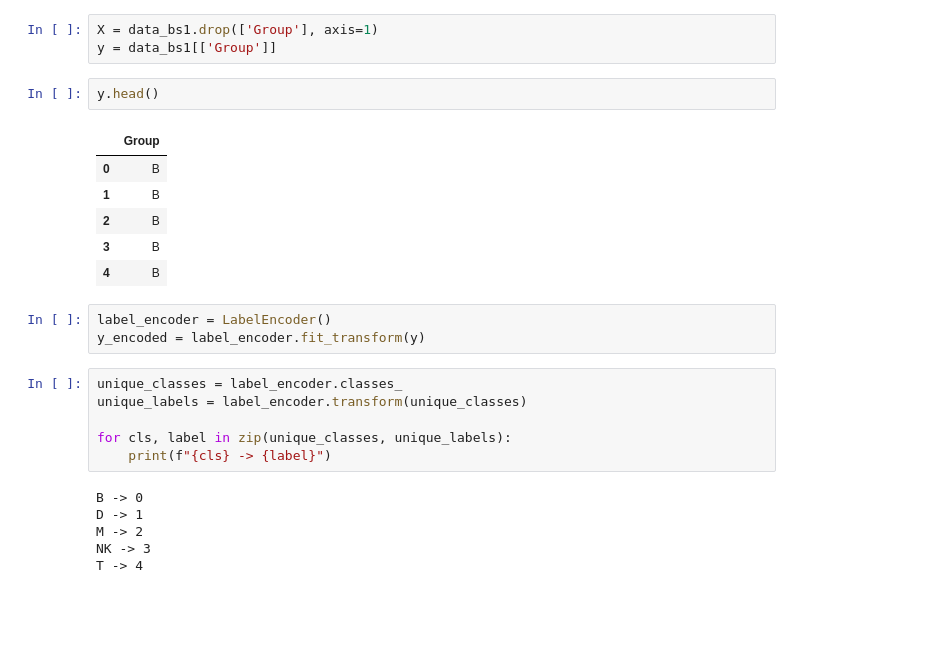
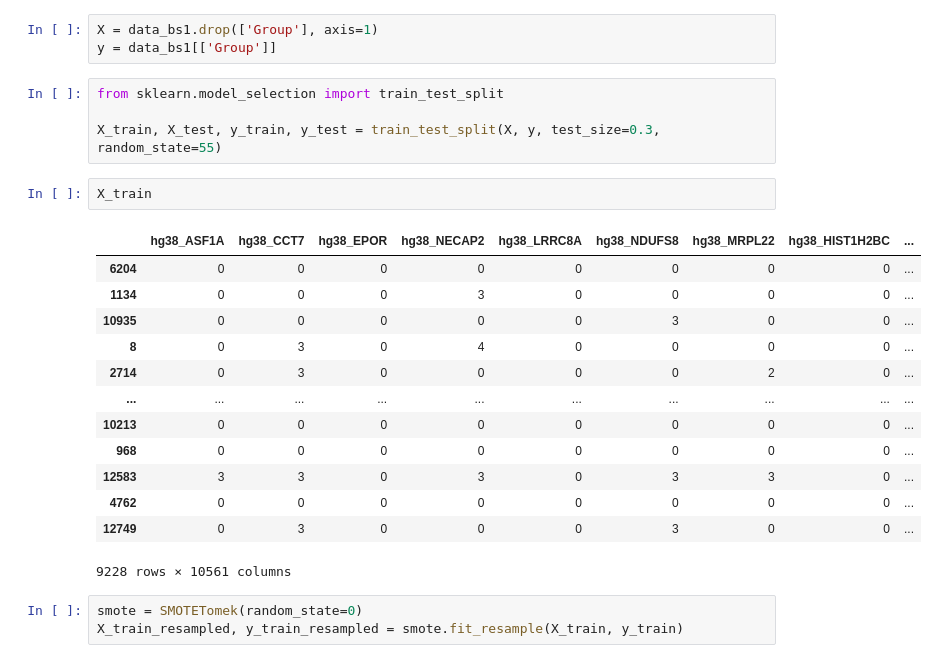
Before and after one commit to bogdans55/ip2-projekat, a Jupyter notebook: preprocessing/oversampling.ipynb, the cells around one changed output. Saved outputs shown, nothing was run; the diff lists cells and outputs as text; blank space fills up the shorter version.

```diff
--- a/preprocessing/oversampling.ipynb
+++ b/preprocessing/oversampling.ipynb
@@ -8,27 +9,26 @@ data_bs1 = pd.read_csv('../data/preprocessed_data_BS1.csv')
 # %%
 X = data_bs1.drop(['Group'], axis=1)
 y = data_bs1[['Group']]
-# %%
-y.head()
-# %% [output]
-|  | Group |
-| 0 | B |
-| 1 | B |
-| 2 | B |
-| 3 | B |
-| 4 | B |
-# %%
-label_encoder = LabelEncoder()
-y_encoded = label_encoder.fit_transform(y)
-# %%
-unique_classes = label_encoder.classes_
-unique_labels = label_encoder.transform(unique_classes)
-
-for cls, label in zip(unique_classes, unique_labels):
-    print(f"{cls} -> {label}")
-# %% [output]
-B -> 0
-D -> 1
-M -> 2
-NK -> 3
-T -> 4
+# %%
+from sklearn.model_selection import train_test_split
+
+X_train, X_test, y_train, y_test = train_test_split(X, y, test_size=0.3, random_state=55)
+# %%
+X_train
+# %% [output]
+|  | hg38_ASF1A | hg38_CCT7 | hg38_EPOR | hg38_NECAP2 | hg38_LRRC8A | hg38_NDUFS8 | hg38_MRPL22 | hg38_HIST1H2BC | ... |
+| 6204 | 0 | 0 | 0 | 0 | 0 | 0 | 0 | 0 | ... |
+| 1134 | 0 | 0 | 0 | 3 | 0 | 0 | 0 | 0 | ... |
+| 10935 | 0 | 0 | 0 | 0 | 0 | 3 | 0 | 0 | ... |
+| 8 | 0 | 3 | 0 | 4 | 0 | 0 | 0 | 0 | ... |
+| 2714 | 0 | 3 | 0 | 0 | 0 | 0 | 2 | 0 | ... |
+| ... | ... | ... | ... | ... | ... | ... | ... | ... | ... |
+| 10213 | 0 | 0 | 0 | 0 | 0 | 0 | 0 | 0 | ... |
+| 968 | 0 | 0 | 0 | 0 | 0 | 0 | 0 | 0 | ... |
+| 12583 | 3 | 3 | 0 | 3 | 0 | 3 | 3 | 0 | ... |
+| 4762 | 0 | 0 | 0 | 0 | 0 | 0 | 0 | 0 | ... |
+| 12749 | 0 | 3 | 0 | 0 | 0 | 3 | 0 | 0 | ... |
+9228 rows × 10561 columns
+# %%
+smote = SMOTETomek(random_state=0)
+X_train_resampled, y_train_resampled = smote.fit_resample(X_train, y_train)
```
Also changed, not shown: parts of 12 cells of this notebook.
